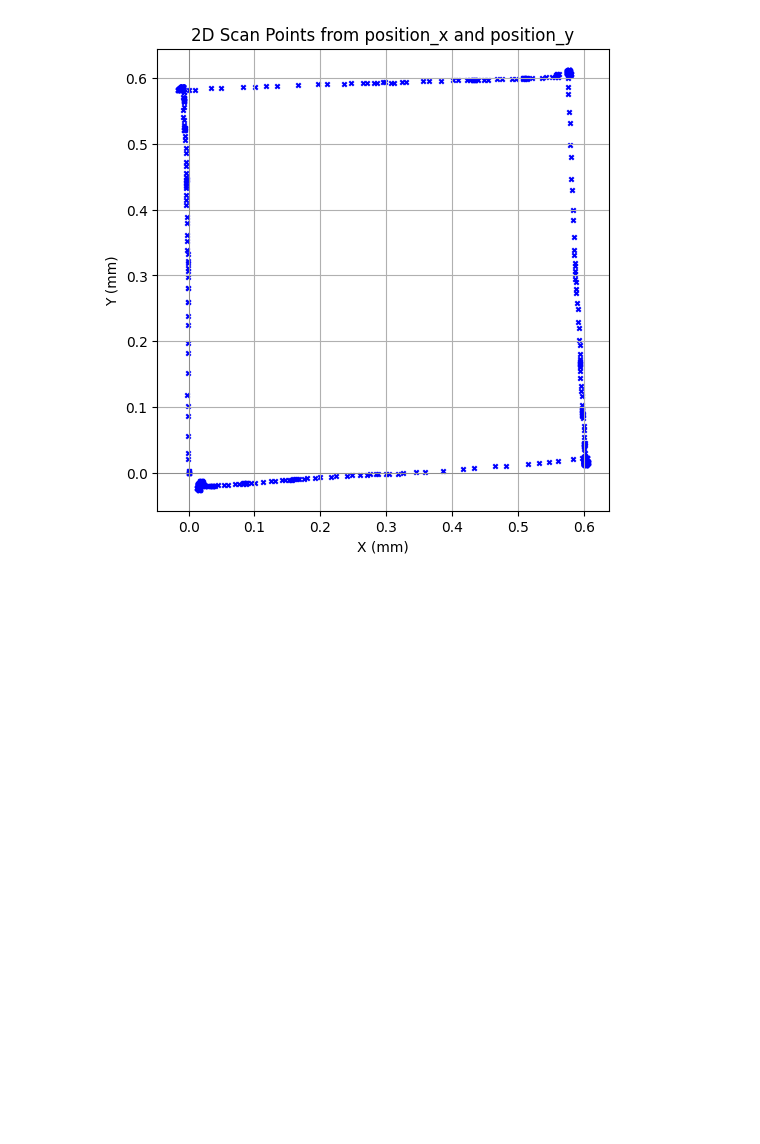
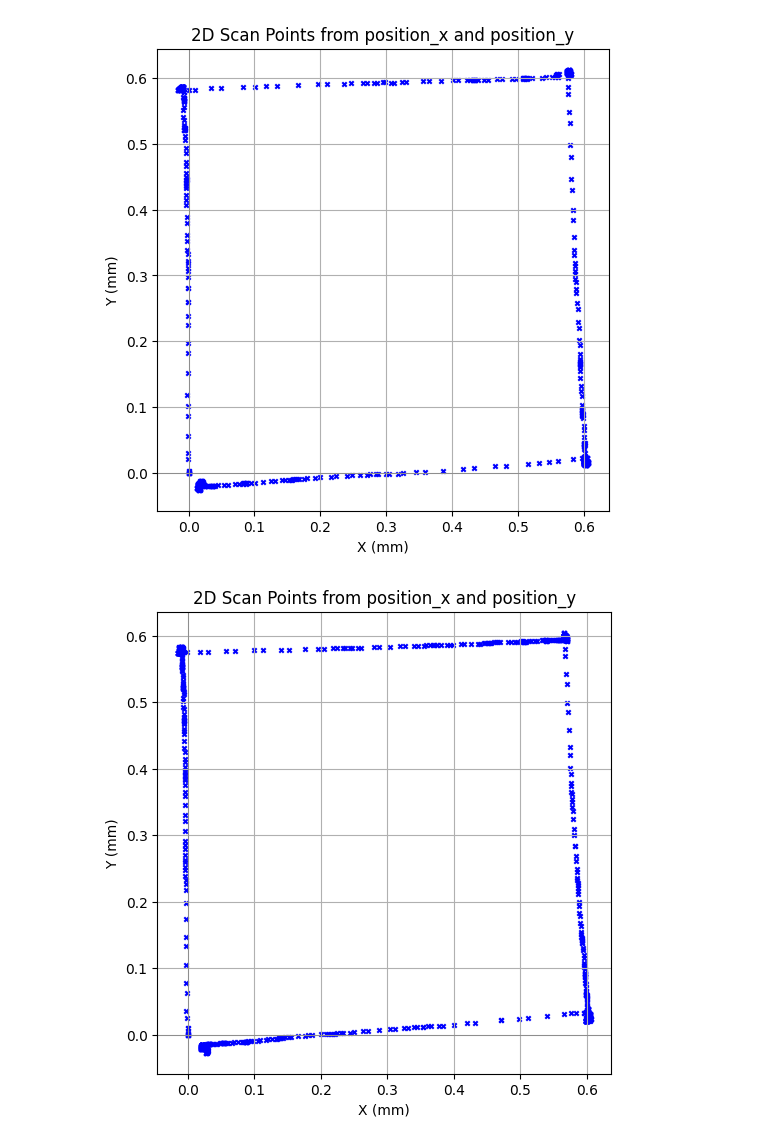
Before and after one commit to Klong1212/Robotmaster, a Jupyter notebook: draw_squre/draw_squre1_plot.ipynb, the cells around one changed output. Saved outputs shown, nothing was run; the diff lists cells and outputs as text; code cells hidden in the pictures; blank space fills up the shorter version.

Commit message:
add 5th squre graph

```diff
--- a/draw_squre/draw_squre1_plot.ipynb
+++ b/draw_squre/draw_squre1_plot.ipynb
@@ -3,7 +3,10 @@ import pandas as pd
 
 # อ่านข้อมูลจากไฟล์ CSV ที่เก็บข้อมูลเซ็นเซอร์ TOF และ Gimbal
 df = pd.read_csv('square_pid_log_with_xy_15_005_03.csv')
-
+df2 = pd.read_csv('square_pid_log_with_xy_1_001_01.csv')
+df3= pd.read_csv('square_pid_log_with_xy_15_001_08.csv')
+df4= pd.read_csv('square_pid_log_with_xy_3_001_01.csv')
+df5= pd.read_csv('square_pid_log_with_xy.csv')
 # กรองข้อมูลที่มีระยะทาง TOF มากกว่า 0 และน้อยกว่า 500 mm เพื่อกำจัดค่าผิดปกติ
 # %%
 import pandas as pd
@@ -26,3 +29,24 @@ plt.ylabel("Y (mm)")
 plt.show()
 # %% [output]
 [figure]
+# %%
+import pandas as pd
+import numpy as np
+import matplotlib.pyplot as plt
+
+x = df2['current_x']
+y = df2['current_y']
+
+# แสดงผลเป็นจุด
+plt.figure(figsize=(6, 6))
+plt.scatter(y, x, s=10, color='blue',marker='x')
+plt.axhline(0, color='gray', linewidth=0.5)
+plt.axvline(0, color='gray', linewidth=0.5)
+plt.grid()
+plt.gca().set_aspect('equal') # เพื่อให้แกน X และ Y มีสเกลเท่ากัน ทำให้กราฟดูไม่บิดเบี้ยว
+plt.title("2D Scan Points from position_x and position_y")
+plt.xlabel("X (mm)")
+plt.ylabel("Y (mm)")
+plt.show()
+# %% [output]
+[figure, added]
```
Also changed, not shown: parts of 3 cells of this notebook, 6 other files.
